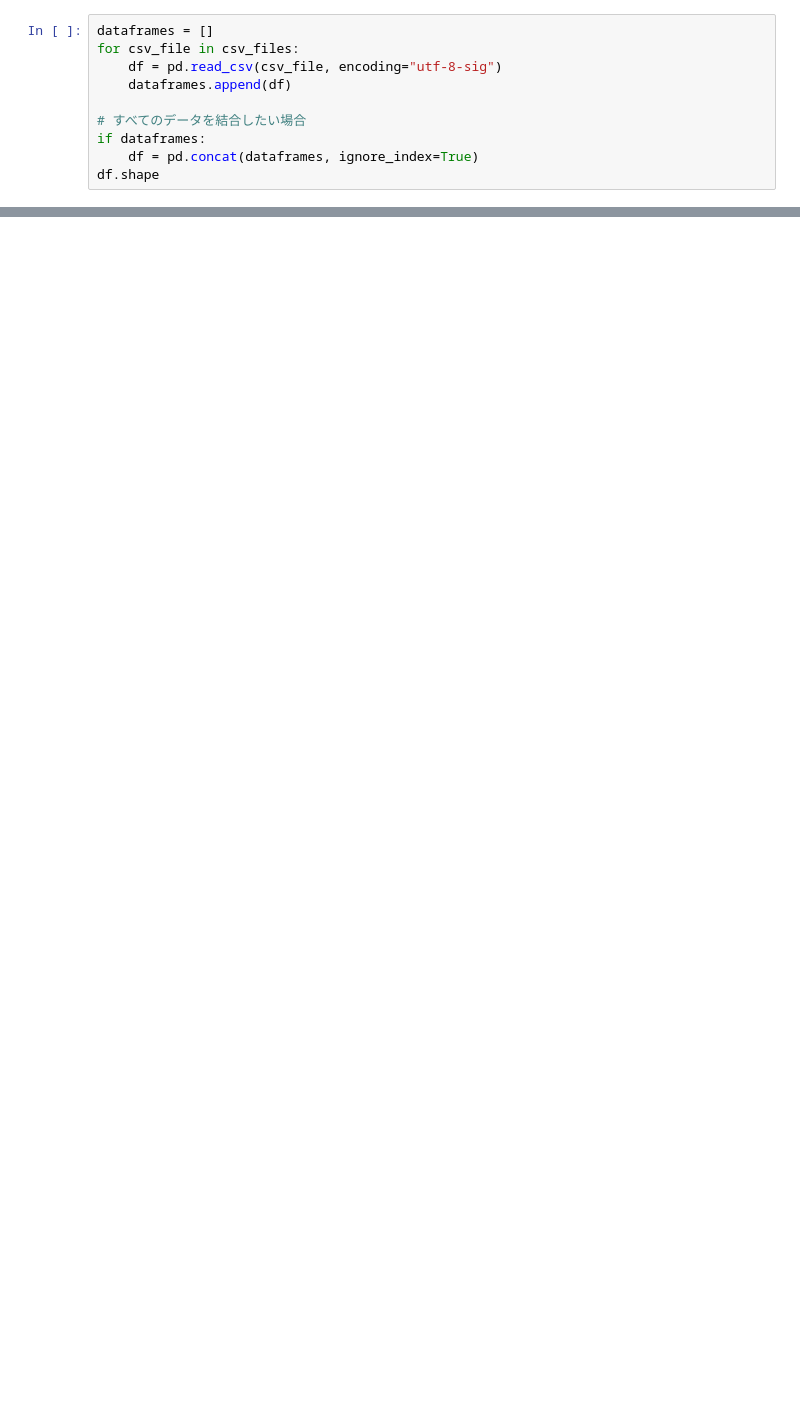
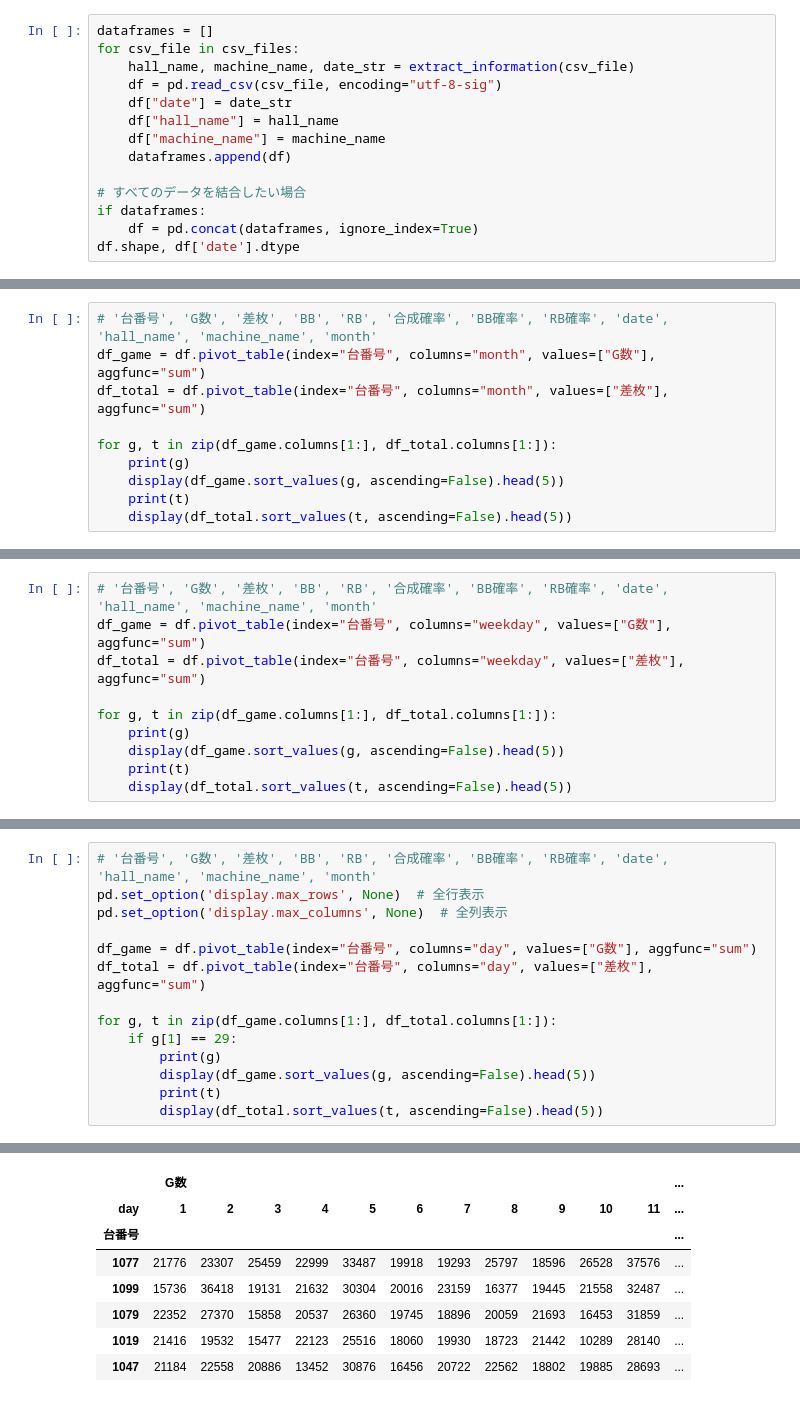
Before and after one commit to akmiccom/dataOnline, a Jupyter notebook: notebook/test_pandas.ipynb, the cells around one changed output, grey strips where cells are left out. Cells and saved outputs as stored; diff of their text form; blank space fills up the shorter version.

```diff
--- a/notebook/test_pandas.ipynb
+++ b/notebook/test_pandas.ipynb
@@ -9,11 +27,15 @@ len(csv_files)
 # %%
 dataframes = []
 for csv_file in csv_files:
+    hall_name, machine_name, date_str = extract_information(csv_file)
     df = pd.read_csv(csv_file, encoding="utf-8-sig")
+    df["date"] = date_str
+    df["hall_name"] = hall_name
+    df["machine_name"] = machine_name
     dataframes.append(df)
 
 # すべてのデータを結合したい場合
 if dataframes:
     df = pd.concat(dataframes, ignore_index=True)
-df.shape
+df.shape, df['date'].dtype
 # %% [output]
@@ -89,0 +275,10 @@ ModuleNotFoundError: No module named 'ace_tools'
+# %%
+# '台番号', 'G数', '差枚', 'BB', 'RB', '合成確率', 'BB確率', 'RB確率', 'date', 'hall_name', 'machine_name', 'month'
+df_game = df.pivot_table(index="台番号", columns="month", values=["G数"], aggfunc="sum")
+df_total = df.pivot_table(index="台番号", columns="month", values=["差枚"], aggfunc="sum")
+
+for g, t in zip(df_game.columns[1:], df_total.columns[1:]):
+    print(g)
+    display(df_game.sort_values(g, ascending=False).head(5))
+    print(t)
+    display(df_total.sort_values(t, ascending=False).head(5))
@@ -89,0 +341,10 @@ ModuleNotFoundError: No module named 'ace_tools'
+# %%
+# '台番号', 'G数', '差枚', 'BB', 'RB', '合成確率', 'BB確率', 'RB確率', 'date', 'hall_name', 'machine_name', 'month'
+df_game = df.pivot_table(index="台番号", columns="weekday", values=["G数"], aggfunc="sum")
+df_total = df.pivot_table(index="台番号", columns="weekday", values=["差枚"], aggfunc="sum")
+
+for g, t in zip(df_game.columns[1:], df_total.columns[1:]):
+    print(g)
+    display(df_game.sort_values(g, ascending=False).head(5))
+    print(t)
+    display(df_total.sort_values(t, ascending=False).head(5))
@@ -89,0 +407,15 @@ ModuleNotFoundError: No module named 'ace_tools'
+# %%
+# '台番号', 'G数', '差枚', 'BB', 'RB', '合成確率', 'BB確率', 'RB確率', 'date', 'hall_name', 'machine_name', 'month'
+pd.set_option('display.max_rows', None)  # 全行表示
+pd.set_option('display.max_columns', None)  # 全列表示
+
+df_game = df.pivot_table(index="台番号", columns="day", values=["G数"], aggfunc="sum")
+df_total = df.pivot_table(index="台番号", columns="day", values=["差枚"], aggfunc="sum")
+
+for g, t in zip(df_game.columns[1:], df_total.columns[1:]):
+    if g[1] == 29:
+        print(g)
+        display(df_game.sort_values(g, ascending=False).head(5))
+        print(t)
+        display(df_total.sort_values(t, ascending=False).head(5))
+# %% [output]
@@ -89,0 +423,8 @@ ModuleNotFoundError: No module named 'ace_tools'
+|  | G数 |  |  |  |  |  |  |  |  |  |  | ... |
+| day | 1 | 2 | 3 | 4 | 5 | 6 | 7 | 8 | 9 | 10 | 11 | ... |
+| 台番号 |  |  |  |  |  |  |  |  |  |  |  | ... |
+| 1077 | 21776 | 23307 | 25459 | 22999 | 33487 | 19918 | 19293 | 25797 | 18596 | 26528 | 37576 | ... |
+| 1099 | 15736 | 36418 | 19131 | 21632 | 30304 | 20016 | 23159 | 16377 | 19445 | 21558 | 32487 | ... |
+| 1079 | 22352 | 27370 | 15858 | 20537 | 26360 | 19745 | 18896 | 20059 | 21693 | 16453 | 31859 | ... |
+| 1019 | 21416 | 19532 | 15477 | 22123 | 25516 | 18060 | 19930 | 18723 | 21442 | 10289 | 28140 | ... |
+| 1047 | 21184 | 22558 | 20886 | 13452 | 30876 | 16456 | 20722 | 22562 | 18802 | 19885 | 28693 | ... |
```
Also changed, not shown: parts of 16 cells of this notebook, 12 other files.
